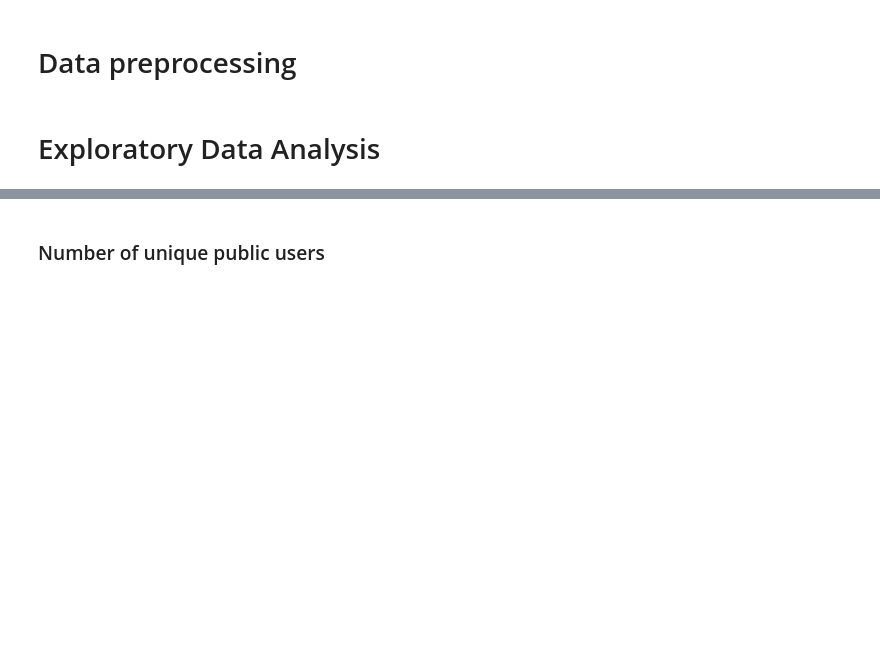
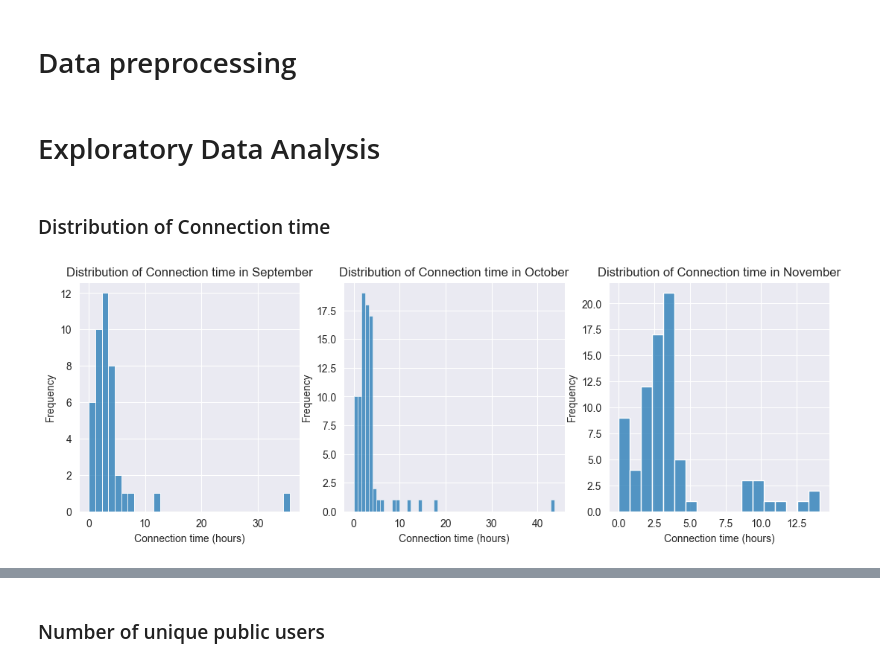
Before and after one commit to Omotayewo/EV-charging-analysis, a Jupyter notebook: Notebooks/Analysis of Electric Vehicle Charging Transactions (Users).ipynb, the cells around one changed output, grey strips where cells are left out. Cells and saved outputs as stored; diff of their text form; code cells hidden in the pictures; blank space fills up the shorter version.

```diff
--- a/Notebooks/Analysis of Electric Vehicle Charging Transactions (Users).ipynb
+++ b/Notebooks/Analysis of Electric Vehicle Charging Transactions (Users).ipynb
@@ -97,3 +129,50 @@ user_data_daytime = user_data.set_index('Ausgesteckt am').between_time('6:00', '
 user_data_nighttime = user_data.set_index('Ausgesteckt am').between_time('18:01', '5:59').reset_index()
 # %% [markdown]
 # Exploratory Data Analysis
+# %%
+user_data['Hogging time'] = user_data['Blocking time'] - user_data['Charge time']
+user_data_september = user_data[user_data['Plugged_in_month'] == 'September']
+user_data_october = user_data[user_data['Plugged_in_month'] == 'October']
+user_data_november = user_data[user_data['Plugged_in_month'] == 'November']
+user_data_december = user_data[user_data['Plugged_in_month'] == 'December']
+user_data_january = user_data[user_data['Plugged_in_month'] == 'January']
+# %% [markdown]
+### Distribution of Connection time
+# %%
+fig, ax = plt.subplots(1, 3, figsize=(13, 4))
+
+# September
+sns.histplot(
+    data=user_data_september,
+    x='Blocking time',
+    ax=ax[0]
+)
+ax[0].set_title('Distribution of Connection time in September')
+ax[0].set_ylabel('Frequency')
+ax[0].set_xlabel('Connection time (hours)')
+
+# October
+sns.histplot(
+    data=user_data_october,
+    x='Blocking time',
+    ax=ax[1]
+)
+ax[1].set_title('Distribution of Connection time in October')
+ax[1].set_ylabel('Frequency')
+ax[1].set_xlabel('Connection time (hours)')
+
+# November
+sns.histplot(
+    data=user_data_november,
+    x='Blocking time',
+    ax=ax[2]
+)
+ax[2].set_title('Distribution of Connection time in November')
+ax[2].set_ylabel('Frequency')
+ax[2].set_xlabel('Connection time (hours)')
+
+# Save figure
+plt.savefig('../Images/Public/Redo/connection-time-distribution-1', bbox_inches='tight')
+plt.show()
+# %% [output]
+[figure, added]
```
Also changed, not shown: parts of 61 cells of this notebook, 39 other files.
